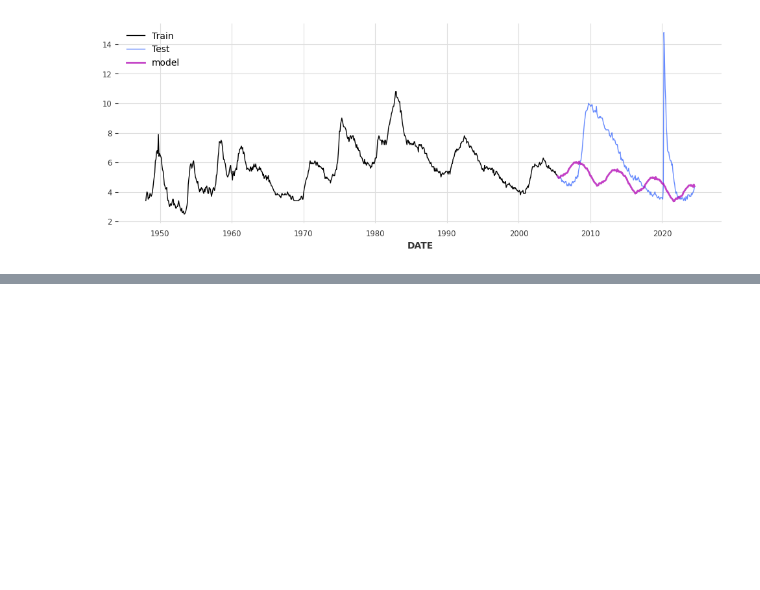
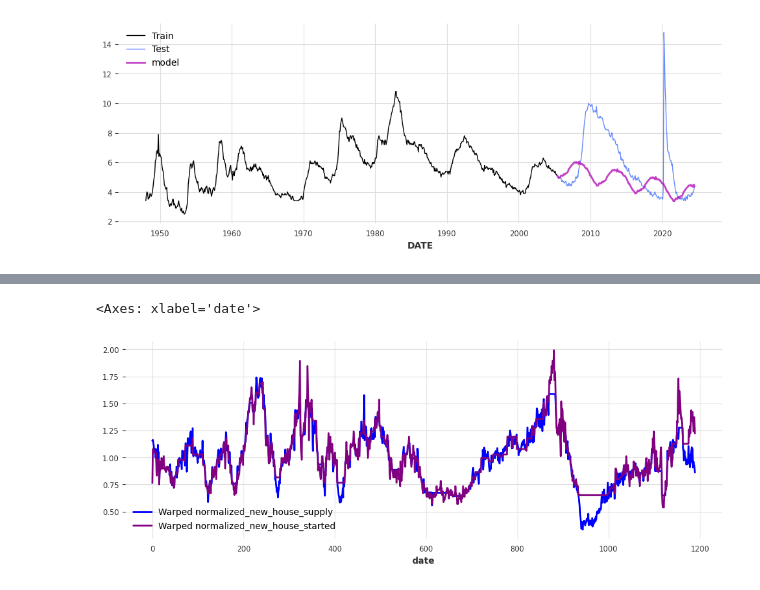
Before and after one commit to Jordanbarker/housing-analysis, a Jupyter notebook: modeling.ipynb, the cells around one changed output, grey strips where cells are left out. Cells and saved outputs as stored; diff of their text form; code cells hidden in the pictures; blank space fills up the shorter version.

```diff
--- a/modeling.ipynb
+++ b/modeling.ipynb
@@ -105,0 +119,8 @@ i
+# %%
+warped_ts, warped_ts_shape = exact_alignment.warped()
+
+warped_ts.plot(label="Warped normalized_new_house_supply", color='blue')
+warped_ts_shape.plot(label="Warped normalized_new_house_started", color='purple')
+# %% [output]
+<Axes: xlabel='date'>
+[figure, added]
```
Also changed, not shown: parts of 10 cells of this notebook.
